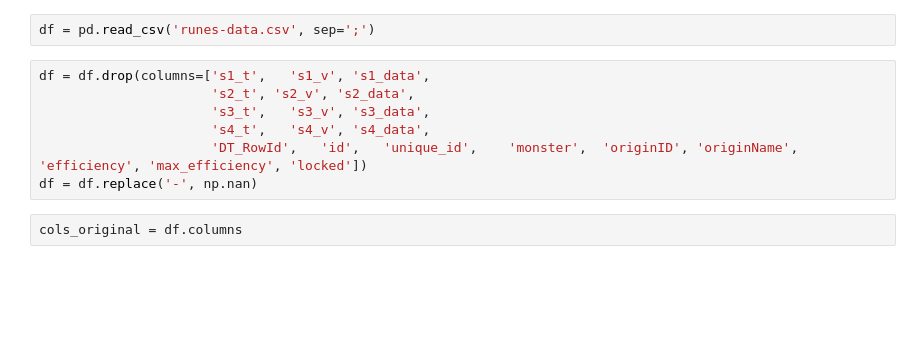
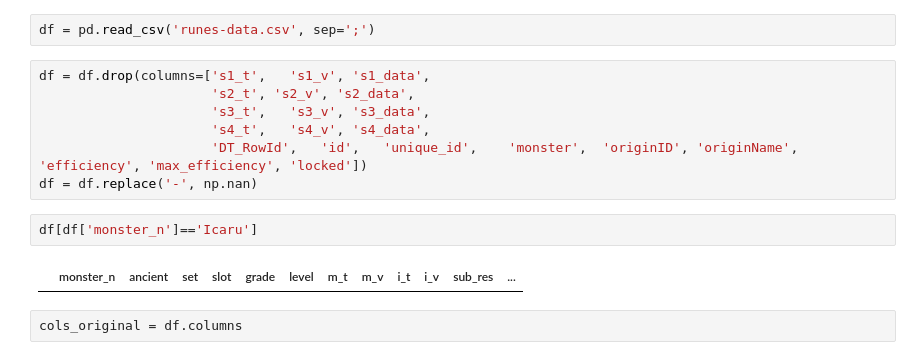
Before and after one commit to n8kim1/sw-rune-max-eff, a Jupyter notebook: sandbox.ipynb, the cells around one changed output. Cells and saved outputs as stored; diff of their text form; blank space fills up the shorter version.

```diff
--- a/sandbox.ipynb
+++ b/sandbox.ipynb
@@ -18,6 +25,10 @@ df = df.drop(columns=['s1_t',	's1_v',	's1_data',
                       's4_t',	's4_v',	's4_data',
                       'DT_RowId',	'id',	'unique_id',	'monster',	'originID', 'originName', 'efficiency', 'max_efficiency', 'locked'])
 df = df.replace('-', np.nan)
+# %%
+df[df['monster_n']=='Icaru']
+# %% [output]
+|  | monster_n | ancient | set | slot | grade | level | m_t | m_v | i_t | i_v | sub_res | ... |
 # %%
 cols_original = df.columns
 # %%
```
Also changed, not shown: parts of 10 cells of this notebook.
